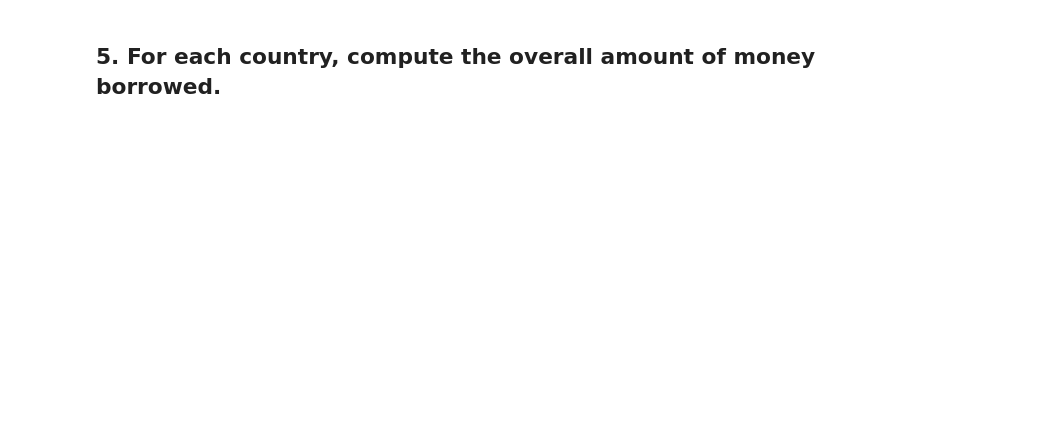
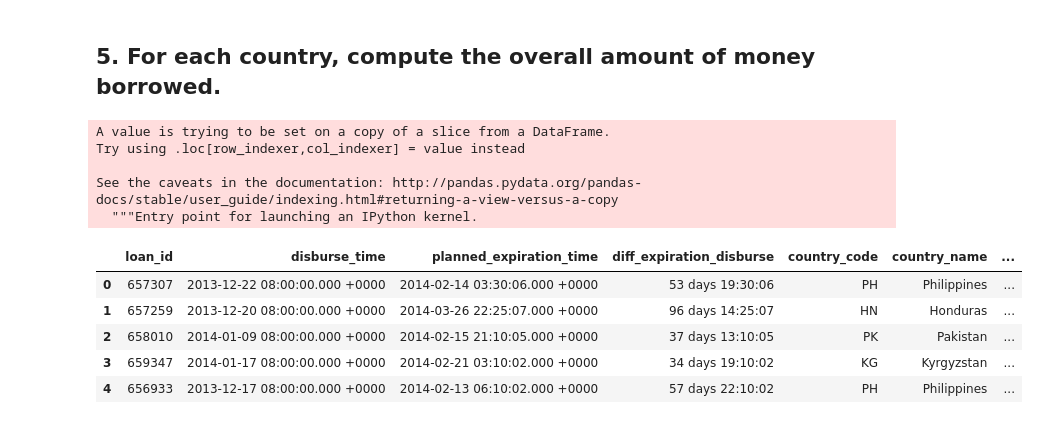
Before and after one commit to hechmik/foundations_of_cs, a Jupyter notebook: Project.ipynb, the cells around one changed output. Drawn from its saved outputs; the diff is of its cells as text; code cells hidden in the pictures; blank space fills up the shorter version.

```diff
--- a/Project.ipynb
+++ b/Project.ipynb
@@ -295,0 +314,3 @@ funding_freq[funding_freq.lenders >= 2]
+# %%
+loans_filtered['country_code'] = loans_df['country_code']
+loans_filtered['country_name'] = loans_df['country_name']
@@ -296,2 +351,17 @@ funding_freq[funding_freq.lenders >= 2]
 # %% [markdown]
 ##  5. For each country, compute the overall amount of money borrowed.
+# %%
+loans_filtered['loan_amount'] = loans_df['loan_amount']
+loans_filtered.head()
+# %% [output]
+A value is trying to be set on a copy of a slice from a DataFrame.
+Try using .loc[row_indexer,col_indexer] = value instead
+
+See the caveats in the documentation: http://pandas.pydata.org/pandas-docs/stable/user_guide/indexing.html#returning-a-view-versus-a-copy
+  """Entry point for launching an IPython kernel.
+|  | loan_id | disburse_time | planned_expiration_time | diff_expiration_disburse | country_code | country_name | ... |
+| 0 | 657307 | 2013-12-22 08:00:00.000 +0000 | 2014-02-14 03:30:06.000 +0000 | 53 days 19:30:06 | PH | Philippines | ... |
+| 1 | 657259 | 2013-12-20 08:00:00.000 +0000 | 2014-03-26 22:25:07.000 +0000 | 96 days 14:25:07 | HN | Honduras | ... |
+| 2 | 658010 | 2014-01-09 08:00:00.000 +0000 | 2014-02-15 21:10:05.000 +0000 | 37 days 13:10:05 | PK | Pakistan | ... |
+| 3 | 659347 | 2014-01-17 08:00:00.000 +0000 | 2014-02-21 03:10:02.000 +0000 | 34 days 19:10:02 | KG | Kyrgyzstan | ... |
+| 4 | 656933 | 2013-12-17 08:00:00.000 +0000 | 2014-02-13 06:10:02.000 +0000 | 57 days 22:10:02 | PH | Philippines | ... |
```
Also changed, not shown: parts of 7 cells of this notebook.
